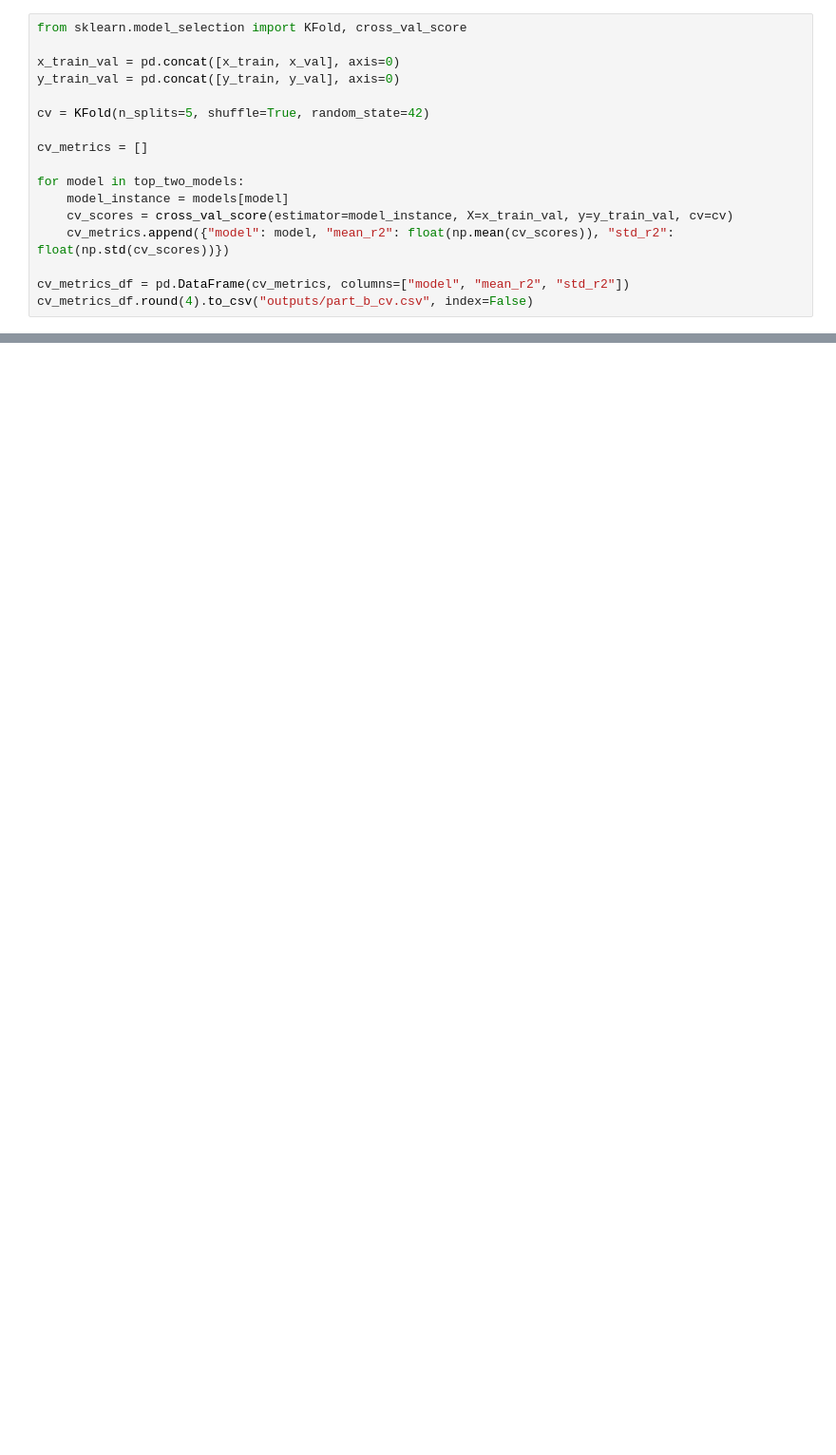
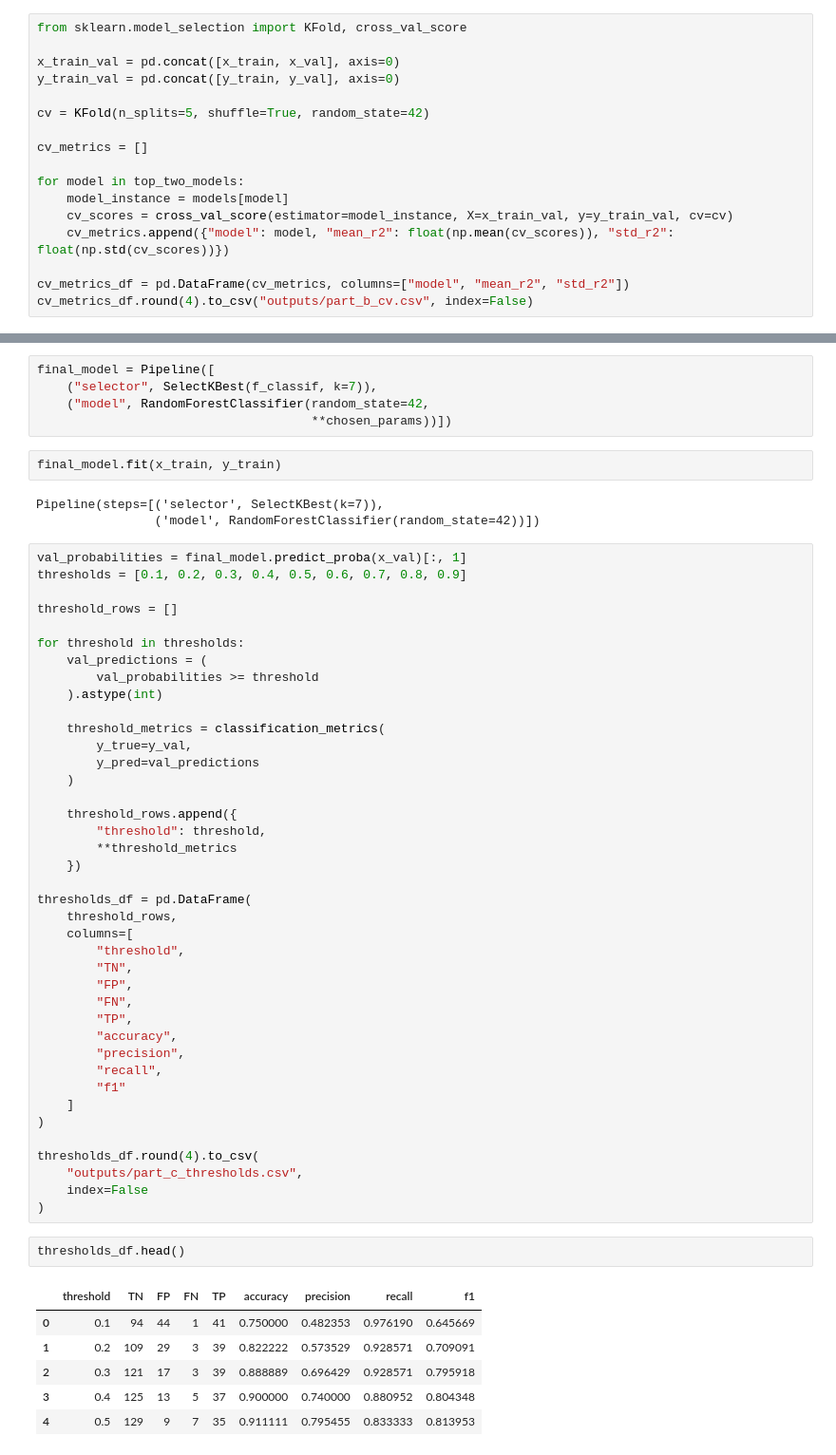
Before and after one commit to udaymaroju/masai-aiml-capstone-project, a Jupyter notebook: temp.ipynb, the cells around one changed output, grey strips where cells are left out. Shown at 95% size. Cells and saved outputs as stored; diff of their text form; blank space fills up the shorter version.

```diff
--- a/temp.ipynb
+++ b/temp.ipynb
@@ -666,0 +1144,59 @@ final_model = candidate_model[final_model['model'] == top_two_models[0]].copy()
+# %%
+final_model = Pipeline([
+    ("selector", SelectKBest(f_classif, k=7)),
+    ("model", RandomForestClassifier(random_state=42,
+                                     **chosen_params))])
+# %%
+final_model.fit(x_train, y_train)
+# %% [output]
+Pipeline(steps=[('selector', SelectKBest(k=7)),
+                ('model', RandomForestClassifier(random_state=42))])
+# %%
+val_probabilities = final_model.predict_proba(x_val)[:, 1]
+thresholds = [0.1, 0.2, 0.3, 0.4, 0.5, 0.6, 0.7, 0.8, 0.9]
+
+threshold_rows = []
+
+for threshold in thresholds:
+    val_predictions = (
+        val_probabilities >= threshold
+    ).astype(int)
+
+    threshold_metrics = classification_metrics(
+        y_true=y_val,
+        y_pred=val_predictions
+    )
+
+    threshold_rows.append({
+        "threshold": threshold,
+        **threshold_metrics
+    })
+
+thresholds_df = pd.DataFrame(
+    threshold_rows,
+    columns=[
+        "threshold",
+        "TN",
+        "FP",
+        "FN",
+        "TP",
+        "accuracy",
+        "precision",
+        "recall",
+        "f1"
+    ]
+)
+
+thresholds_df.round(4).to_csv(
+    "outputs/part_c_thresholds.csv",
+    index=False
+)
+# %%
+thresholds_df.head()
+# %% [output]
+|  | threshold | TN | FP | FN | TP | accuracy | precision | recall | f1 |
+| 0 | 0.1 | 94 | 44 | 1 | 41 | 0.750000 | 0.482353 | 0.976190 | 0.645669 |
+| 1 | 0.2 | 109 | 29 | 3 | 39 | 0.822222 | 0.573529 | 0.928571 | 0.709091 |
+| 2 | 0.3 | 121 | 17 | 3 | 39 | 0.888889 | 0.696429 | 0.928571 | 0.795918 |
+| 3 | 0.4 | 125 | 13 | 5 | 37 | 0.900000 | 0.740000 | 0.880952 | 0.804348 |
+| 4 | 0.5 | 129 | 9 | 7 | 35 | 0.911111 | 0.795455 | 0.833333 | 0.813953 |
```
Also changed, not shown: parts of 32 cells of this notebook, 15 other files.
